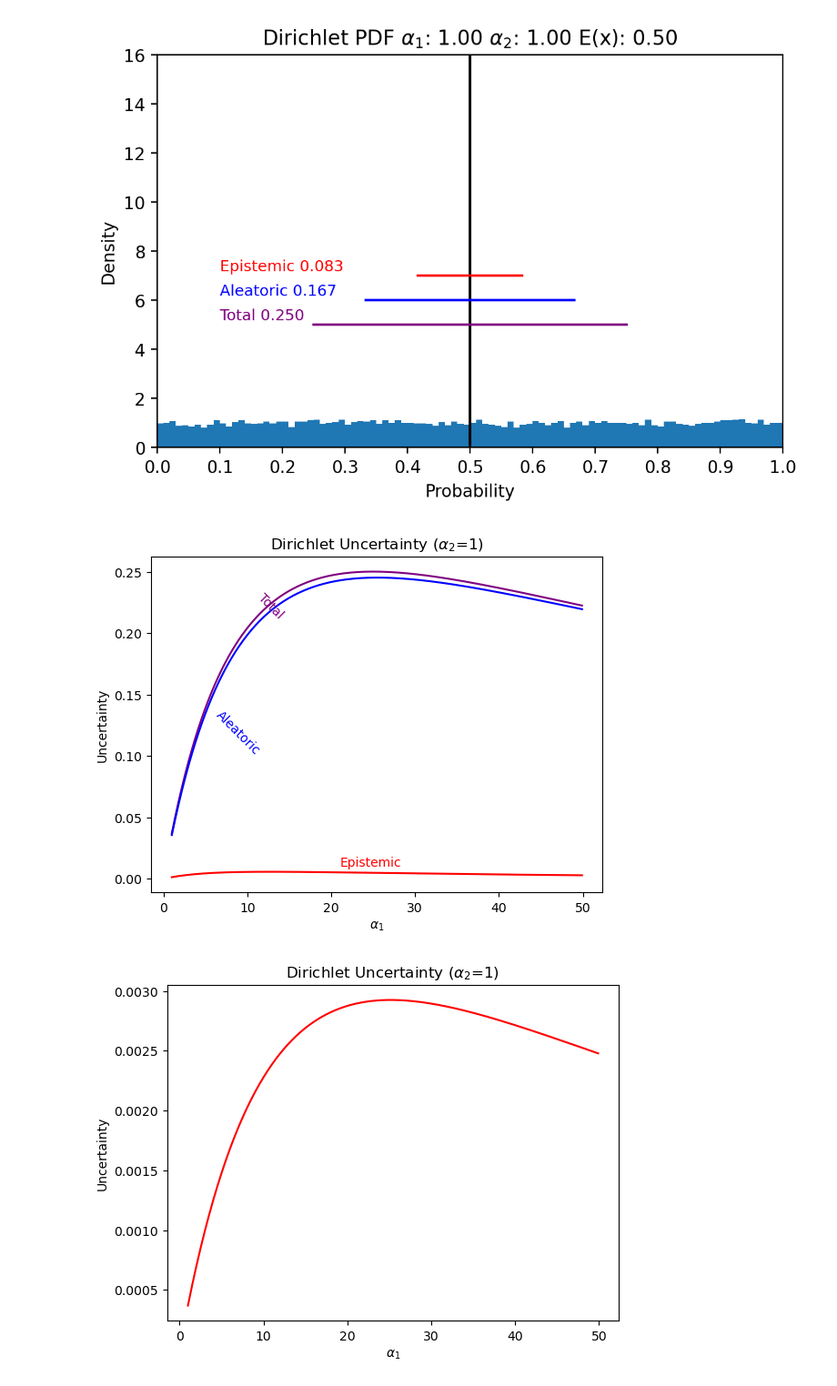
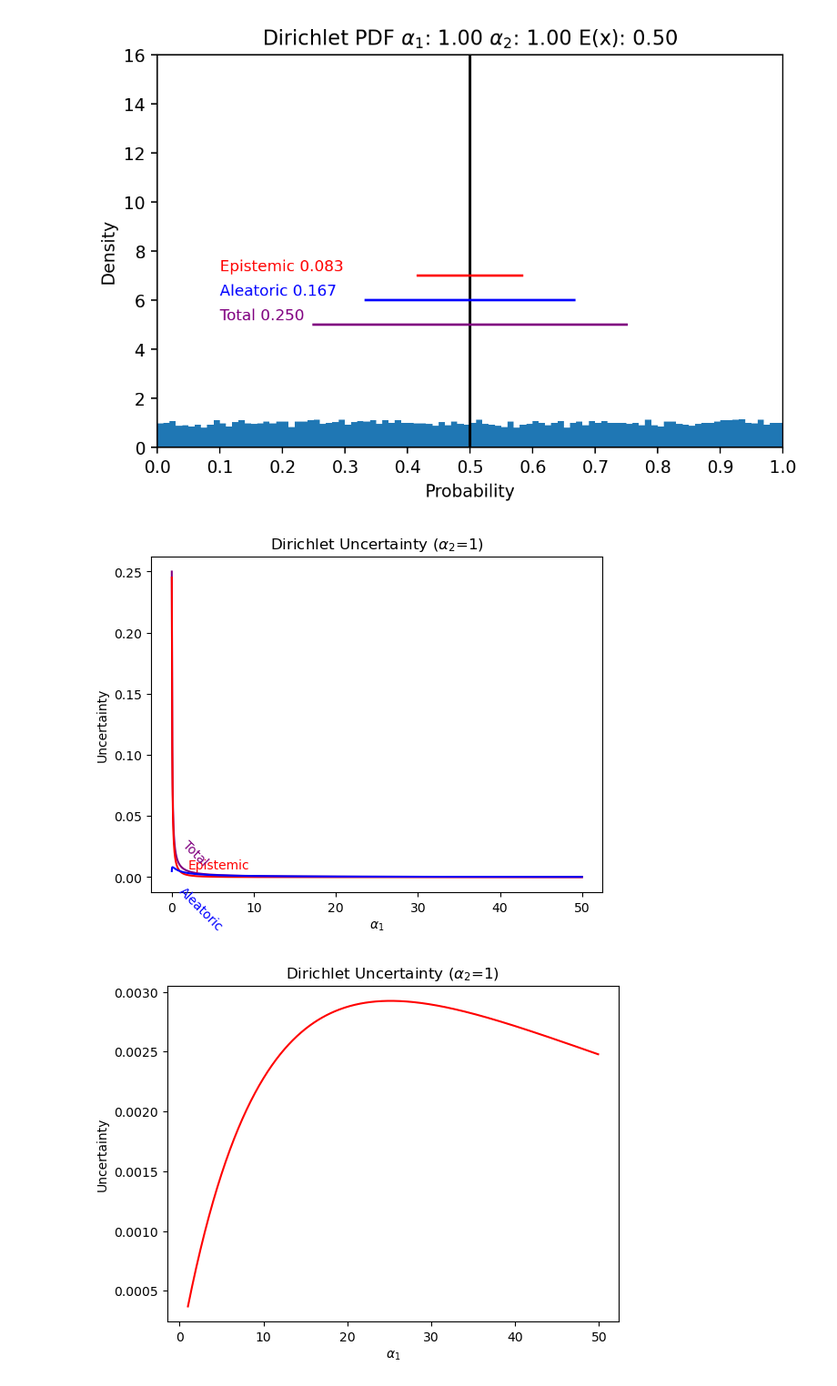
Before and after one commit to ai2es/evidential, a Jupyter notebook: notebooks/dirichlet_exploration.ipynb, the cells around one changed output. Shown at 91% size. Saved outputs shown, nothing was run; the diff lists cells and outputs as text; code cells hidden in the pictures.

```diff
--- a/notebooks/dirichlet_exploration.ipynb
+++ b/notebooks/dirichlet_exploration.ipynb
@@ -105,25 +156,25 @@ anim.save("dirichlet_unc.gif")
 MovieWriter ffmpeg unavailable; using Pillow instead.
 [figure]
 # %%
-alpha_1 = np.arange(1, 50, 0.1)
-a_sum = alpha_1 + 25
+alpha_1 = np.arange(0.01, 50, 0.01)
+a_sum = alpha_1 + 0.01
 total_unc = alpha_1 / a_sum - (alpha_1 / a_sum) ** 2
 epi_unc = alpha_1 / a_sum * (1 - alpha_1 / a_sum) / (a_sum + 1)
 ale_unc = total_unc - epi_unc
 plt.plot(alpha_1, total_unc, color='purple')
 plt.plot(alpha_1, epi_unc, color='red')
 plt.plot(alpha_1, ale_unc, color='blue')
 plt.xlabel("$\\alpha_1$")
 plt.ylabel("Uncertainty")
 plt.text(alpha_1[200], (epi_unc)[200] + 0.005, "Epistemic", color='red', rotation=0)
 plt.text(alpha_1[50], (ale_unc)[50] - 0.05, "Aleatoric", color='blue', rotation=-45)
 plt.text(alpha_1[100], (total_unc)[100], "Total", color='purple', rotation=-45, )
 plt.title("Dirichlet Uncertainty ($\\alpha_2$=1)")
 plt.savefig("dirichlet_unc_budget.png", dpi=200, bbox_inches="tight")
 
 #plt.gca().set_yscale('log')
 # %% [output]
-[figure, old version]
+[figure, new version]
 # %%
 alpha_1 = np.arange(1, 50, 0.1)
 a_sum = alpha_1 + 50
```
Also changed, not shown: parts of 2 cells of this notebook, 4 other files.
